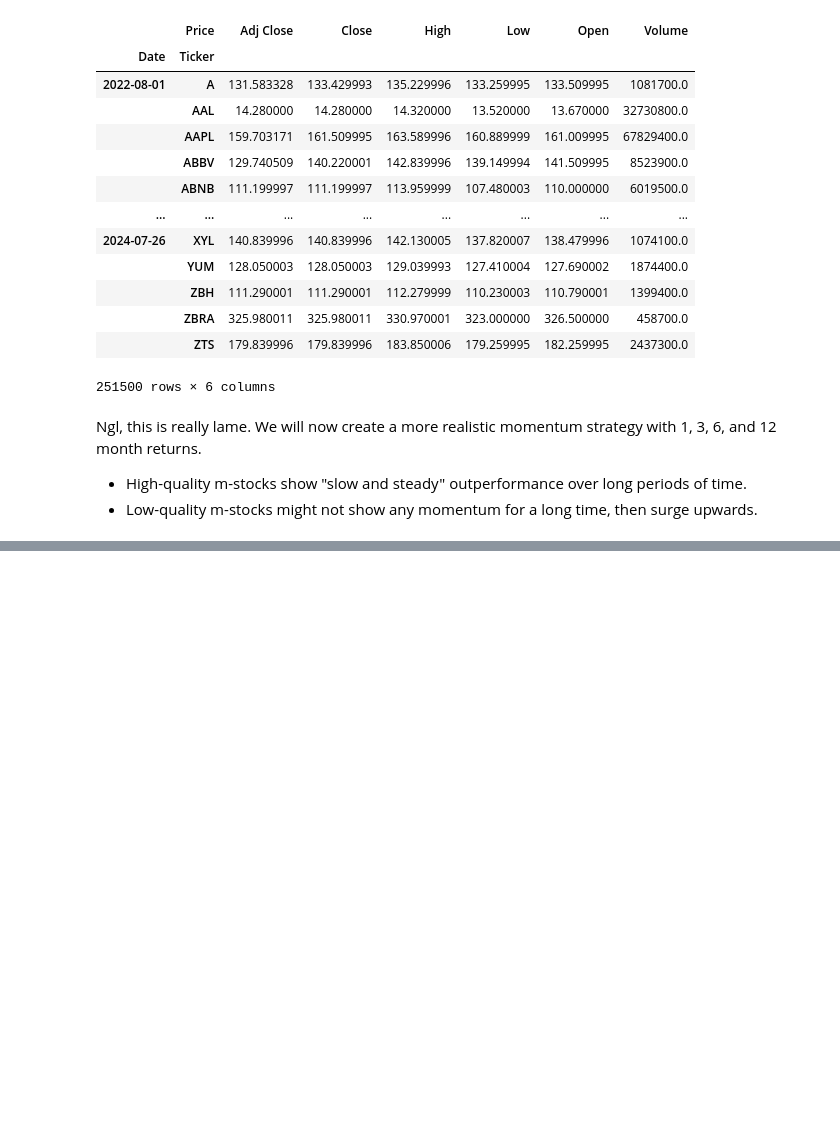
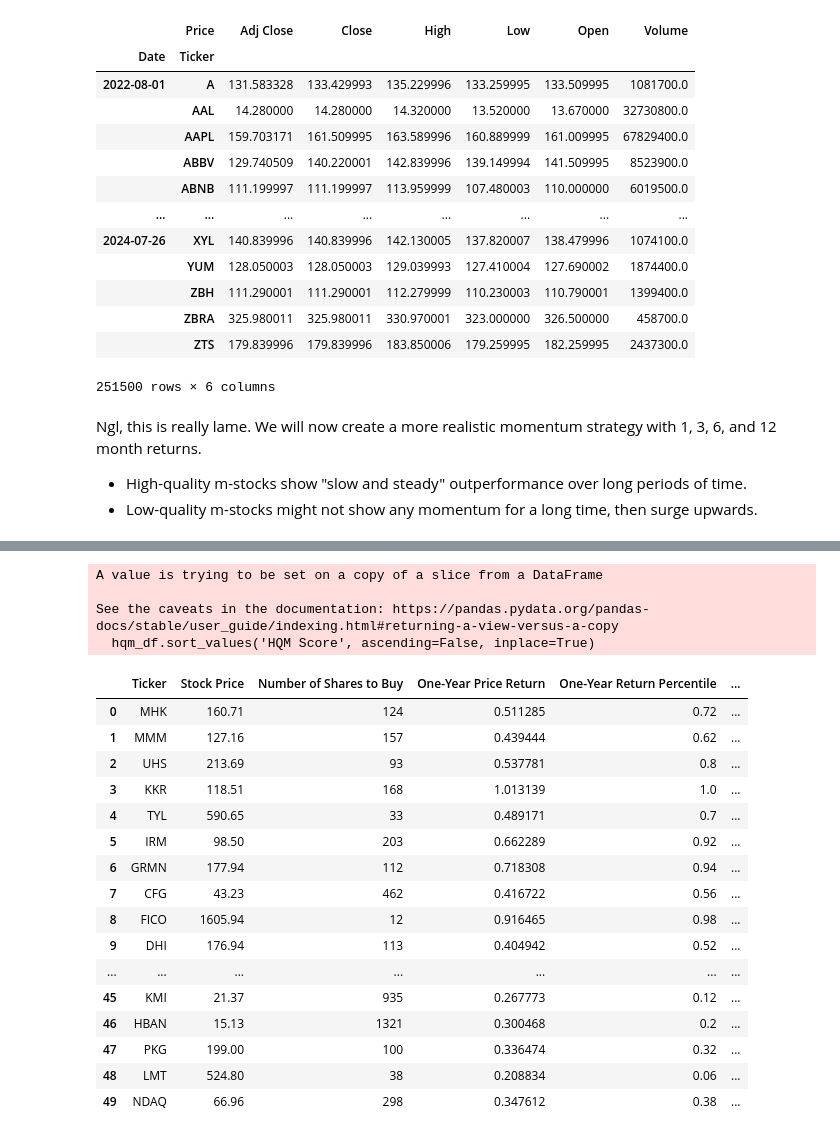
Before and after one commit to dashboredplays/FirstQuant, a Jupyter notebook: AlgoTradingCourse/QuantMomentum.ipynb, the cells around one changed output, grey strips where cells are left out. Saved outputs shown, nothing was run; the diff lists cells and outputs as text; code cells hidden in the pictures; blank space fills up the shorter version.

```diff
--- a/AlgoTradingCourse/QuantMomentum.ipynb
+++ b/AlgoTradingCourse/QuantMomentum.ipynb
@@ -271,0 +245,29 @@ time_periods = [
+# %%
+# unfortunately, these are still going to be equal weight. We can later adjust this, but that's beyond the scope of this project.
+
+hqm_df.sort_values('HQM Score', ascending=False, inplace=True)
+hqm_df = hqm_df[:50]
+hqm_df.reset_index(drop=True, inplace=True)
+hqm_df
+# %% [output]
+A value is trying to be set on a copy of a slice from a DataFrame
+
+See the caveats in the documentation: https://pandas.pydata.org/pandas-docs/stable/user_guide/indexing.html#returning-a-view-versus-a-copy
+  hqm_df.sort_values('HQM Score', ascending=False, inplace=True)
+|  | Ticker | Stock Price | Number of Shares to Buy | One-Year Price Return | One-Year Return Percentile | ... |
+| 0 | MHK | 160.71 | 124 | 0.511285 | 0.72 | ... |
+| 1 | MMM | 127.16 | 157 | 0.439444 | 0.62 | ... |
+| 2 | UHS | 213.69 | 93 | 0.537781 | 0.8 | ... |
+| 3 | KKR | 118.51 | 168 | 1.013139 | 1.0 | ... |
+| 4 | TYL | 590.65 | 33 | 0.489171 | 0.7 | ... |
+| 5 | IRM | 98.50 | 203 | 0.662289 | 0.92 | ... |
+| 6 | GRMN | 177.94 | 112 | 0.718308 | 0.94 | ... |
+| 7 | CFG | 43.23 | 462 | 0.416722 | 0.56 | ... |
+| 8 | FICO | 1605.94 | 12 | 0.916465 | 0.98 | ... |
+| 9 | DHI | 176.94 | 113 | 0.404942 | 0.52 | ... |
+| ... | ... | ... | ... | ... | ... | ... |
+| 45 | KMI | 21.37 | 935 | 0.267773 | 0.12 | ... |
+| 46 | HBAN | 15.13 | 1321 | 0.300468 | 0.2 | ... |
+| 47 | PKG | 199.00 | 100 | 0.336474 | 0.32 | ... |
+| 48 | LMT | 524.80 | 38 | 0.208834 | 0.06 | ... |
+| 49 | NDAQ | 66.96 | 298 | 0.347612 | 0.38 | ... |
```
Also changed, not shown: parts of 10 cells of this notebook, 3 other files.
